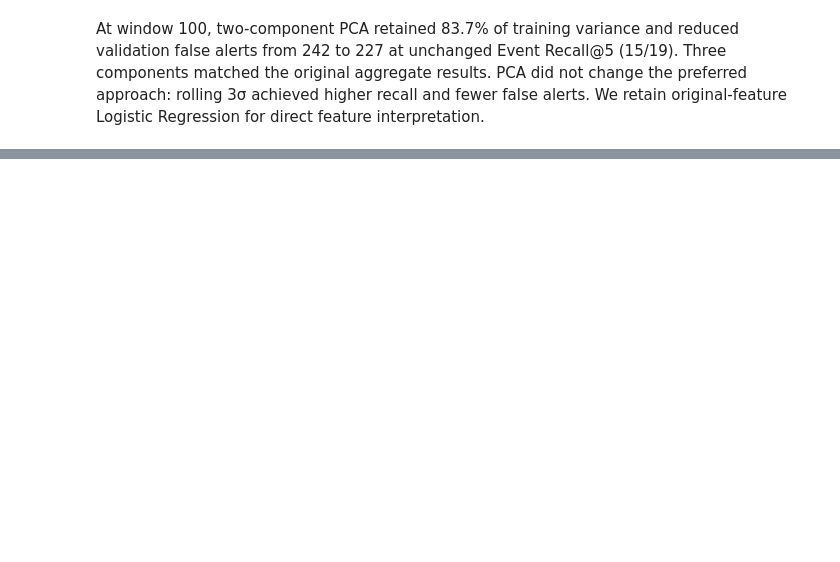
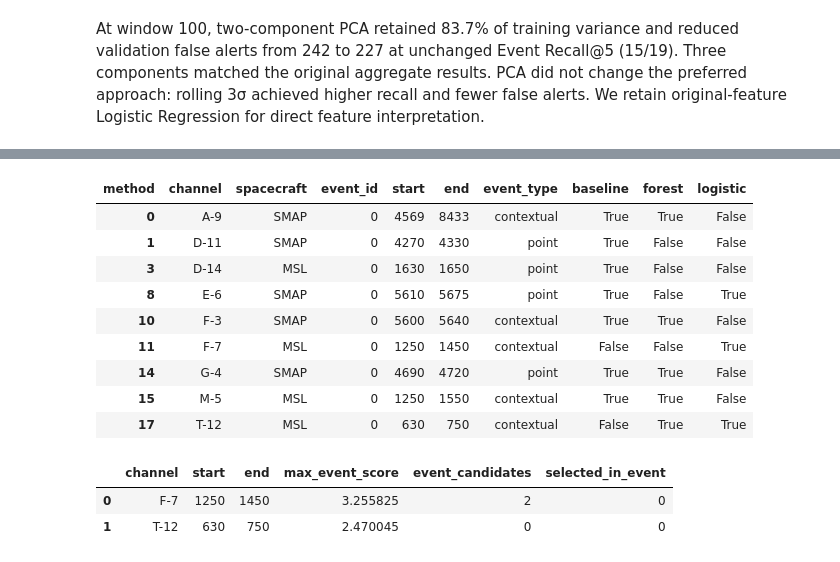
Before and after one commit to lhaase3/satmon, a Jupyter notebook: notebooks/01_data_inspection.ipynb, the cells around one changed output, grey strips where cells are left out. Drawn from its saved outputs; the diff is of its cells as text; code cells hidden in the pictures; blank space fills up the shorter version.

```diff
--- a/notebooks/01_data_inspection.ipynb
+++ b/notebooks/01_data_inspection.ipynb
@@ -1762,0 +2132,75 @@ pca_window100_results.to_csv(
+# %%
+event_outcomes = final_events.pivot(
+    index=[
+        "channel", "spacecraft", "event_id",
+        "start", "end", "event_type",
+    ],
+    columns="method",
+    values="detected",
+).reset_index()
+
+display(
+    event_outcomes.loc[
+        ~event_outcomes[["baseline", "forest", "logistic"]].all(axis=1)
+    ]
+)
+# %% [output]
+| method | channel | spacecraft | event_id | start | end | event_type | baseline | forest | logistic |
+| 0 | A-9 | SMAP | 0 | 4569 | 8433 | contextual | True | True | False |
+| 1 | D-11 | SMAP | 0 | 4270 | 4330 | point | True | False | False |
+| 3 | D-14 | MSL | 0 | 1630 | 1650 | point | True | False | False |
+| 8 | E-6 | SMAP | 0 | 5610 | 5675 | point | True | False | True |
+| 10 | F-3 | SMAP | 0 | 5600 | 5640 | contextual | True | True | False |
+| 11 | F-7 | MSL | 0 | 1250 | 1450 | contextual | False | False | True |
+| 14 | G-4 | SMAP | 0 | 4690 | 4720 | point | True | True | False |
+| 15 | M-5 | MSL | 0 | 1250 | 1550 | contextual | True | True | False |
+| 17 | T-12 | MSL | 0 | 630 | 750 | contextual | False | True | True |
+# %%
+miss_diagnostics = []
+
+baseline_misses = event_outcomes.loc[
+    ~event_outcomes["baseline"]
+]
+
+for _, event in baseline_misses.iterrows():
+    channel_id = event["channel"]
+
+    channel_signal = np.load(
+        test_dir / f"{channel_id}.npy",
+        allow_pickle=False,
+    )[:, 0]
+
+    scored = rolling_3sigma(channel_signal, window_size=100)
+    scored = scored.loc[scored.index >= 100]
+
+    event_scores = scored.loc[event["start"]:event["end"]]
+
+    selected_indices = final_alerts.loc[
+        (final_alerts["method"] == "baseline")
+        & (final_alerts["channel"] == channel_id),
+        "sample_index",
+    ].to_numpy()
+
+    start = int(event["start"])
+    end = int(event["end"])
+
+    miss_diagnostics.append({
+        "channel": channel_id,
+        "start": start,
+        "end": end,
+        "max_event_score": event_scores["score"].max(),
+        "event_candidates": int(
+            event_scores["is_candidate"].sum()
+        ),
+        "selected_in_event": int(
+            ((selected_indices >= start)
+             & (selected_indices <= end)).sum()
+        ),
+    })
+
+miss_diagnostics = pd.DataFrame(miss_diagnostics)
+display(miss_diagnostics)
+# %% [output]
+|  | channel | start | end | max_event_score | event_candidates | selected_in_event |
+| 0 | F-7 | 1250 | 1450 | 3.255825 | 2 | 0 |
+| 1 | T-12 | 630 | 750 | 2.470045 | 0 | 0 |
```
Also changed, not shown: parts of 20 cells of this notebook, 15 other files.
